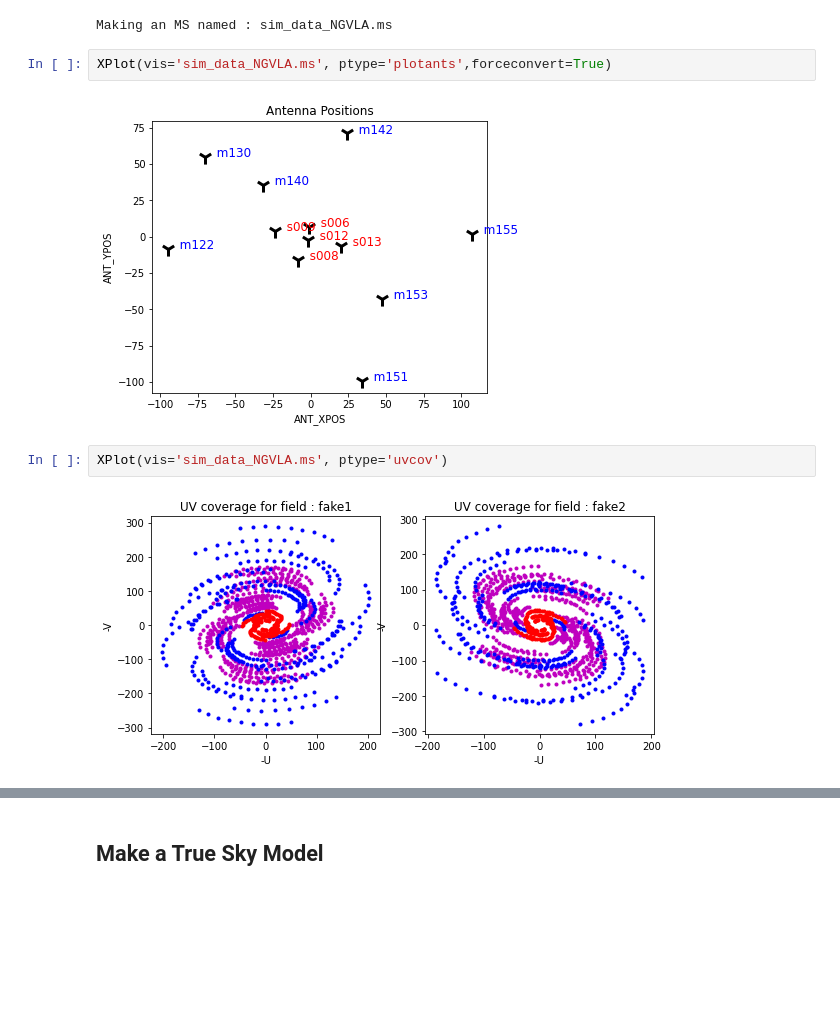
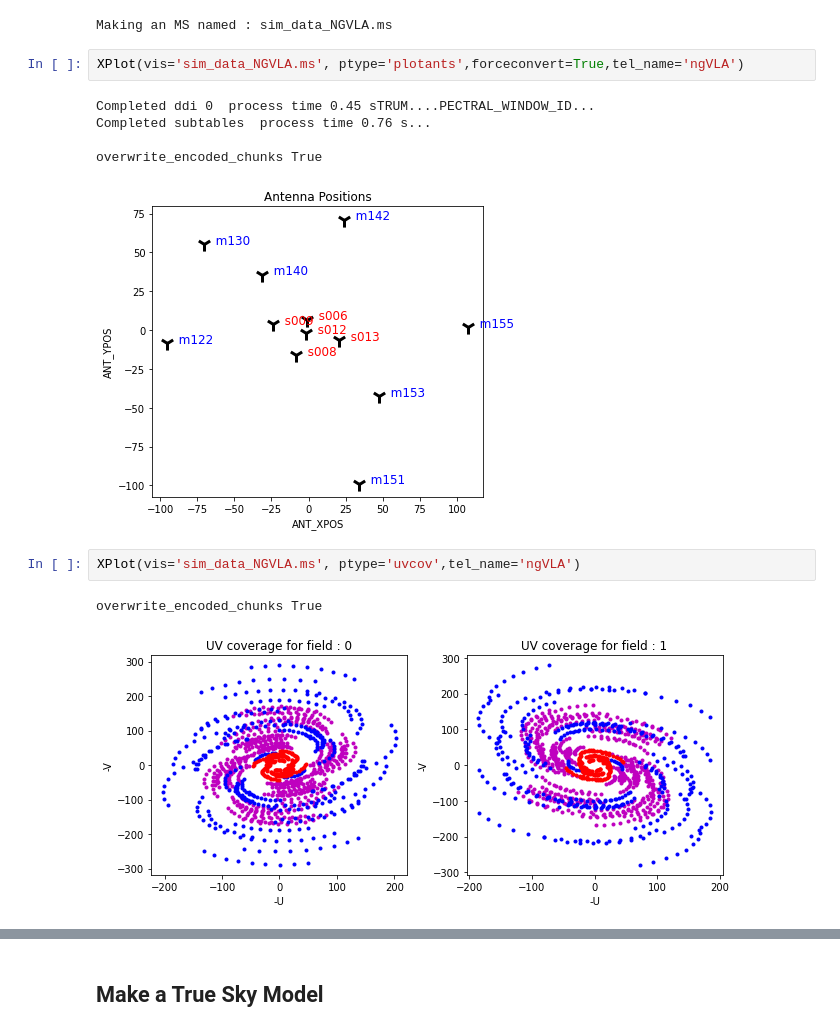
Before and after one commit to urvashirau/Simulation-in-CASA, a Jupyter notebook: Heterogeneous_Array_Simulation_and_Imaging/Sim_Heterogeneous_Array_Demo.ipynb, the cells around one changed output, grey strips where cells are left out. Saved outputs shown, nothing was run; the diff lists cells and outputs as text; blank space fills up the shorter version.

Commit message:
Changed notebook instance, and updated XPlot to use current cngi dio

```diff
--- a/Heterogeneous_Array_Simulation_and_Imaging/Sim_Heterogeneous_Array_Demo.ipynb
+++ b/Heterogeneous_Array_Simulation_and_Imaging/Sim_Heterogeneous_Array_Demo.ipynb
@@ -360,13 +375,18 @@ makeMSFrame(msn='sim_data', tel='NGVLA')
 # %% [output]
 Making an MS named : sim_data_NGVLA.ms
 # %%
-XPlot(vis='sim_data_NGVLA.ms', ptype='plotants',forceconvert=True)
+XPlot(vis='sim_data_NGVLA.ms', ptype='plotants',forceconvert=True,tel_name='ngVLA')
 # %% [output]
+Completed ddi 0  process time 0.45 sTRUM....PECTRAL_WINDOW_ID...
+Completed subtables  process time 0.76 s...
+
+overwrite_encoded_chunks True
-[figure, old version]
+[figure, new version]
 # %%
-XPlot(vis='sim_data_NGVLA.ms', ptype='uvcov')
+XPlot(vis='sim_data_NGVLA.ms', ptype='uvcov',tel_name='ngVLA')
 # %% [output]
+overwrite_encoded_chunks True
-[figure, old version]
+[figure, new version]
 # %%
 listobs_jupyter(vis='sim_data_NGVLA.ms')
 # %% [output]
```
Also changed, not shown: parts of 38 cells of this notebook, 1 other file.
